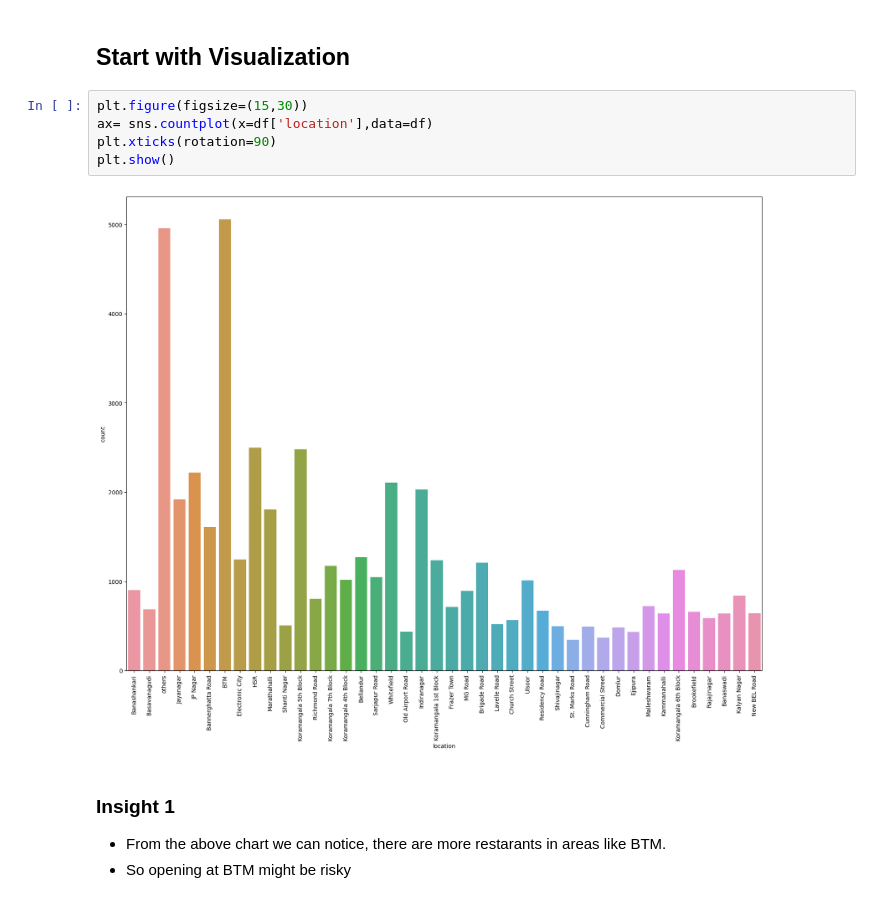
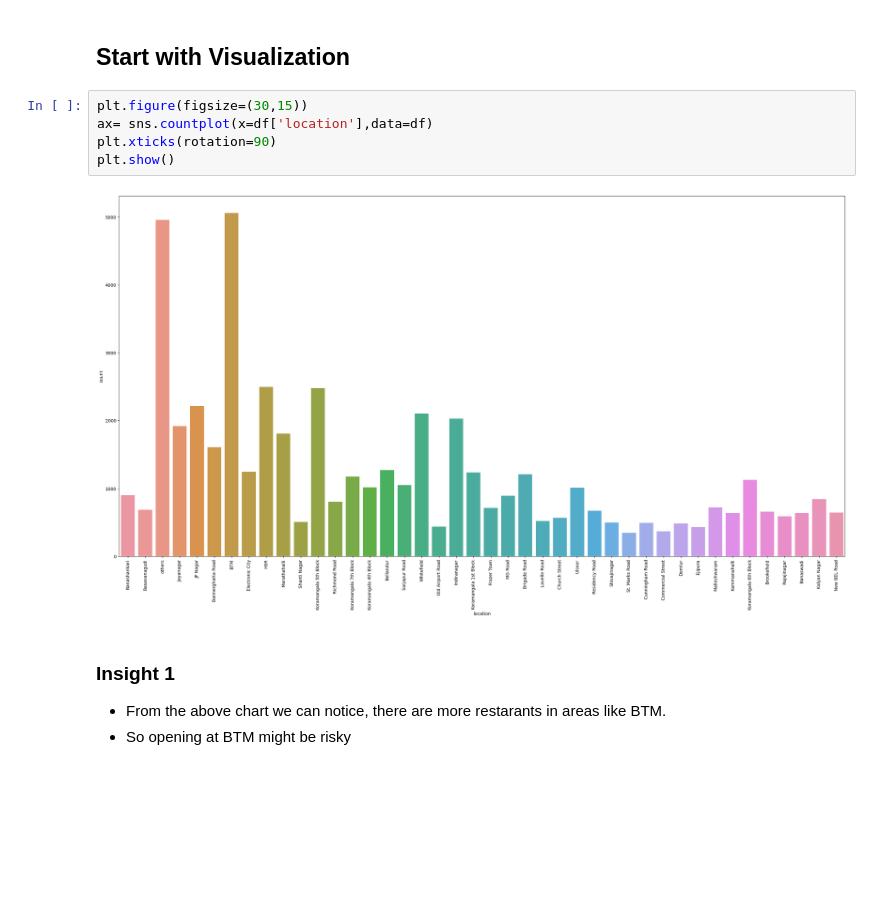
Before and after one commit to aman-singanamala/EDA-s, a Jupyter notebook: ZOMATO-DATASET/analysis.ipynb, the cells around one changed output. Drawn from its saved outputs; the diff is of its cells as text; blank space fills up the shorter version.

```diff
--- a/ZOMATO-DATASET/analysis.ipynb
+++ b/ZOMATO-DATASET/analysis.ipynb
@@ -355,12 +355,12 @@ Name: cuisines, Length: 70, dtype: int64
 # %% [markdown]
 ## Start with Visualization
 # %%
-plt.figure(figsize=(15,30))
+plt.figure(figsize=(30,15))
 ax= sns.countplot(x=df['location'],data=df)
 plt.xticks(rotation=90)
 plt.show()
 # %% [output]
-[figure, old version]
+[figure, new version]
 # %% [markdown]
 ### Insight 1
 * From the above chart we can notice, there are more restarants in areas like BTM.
```
